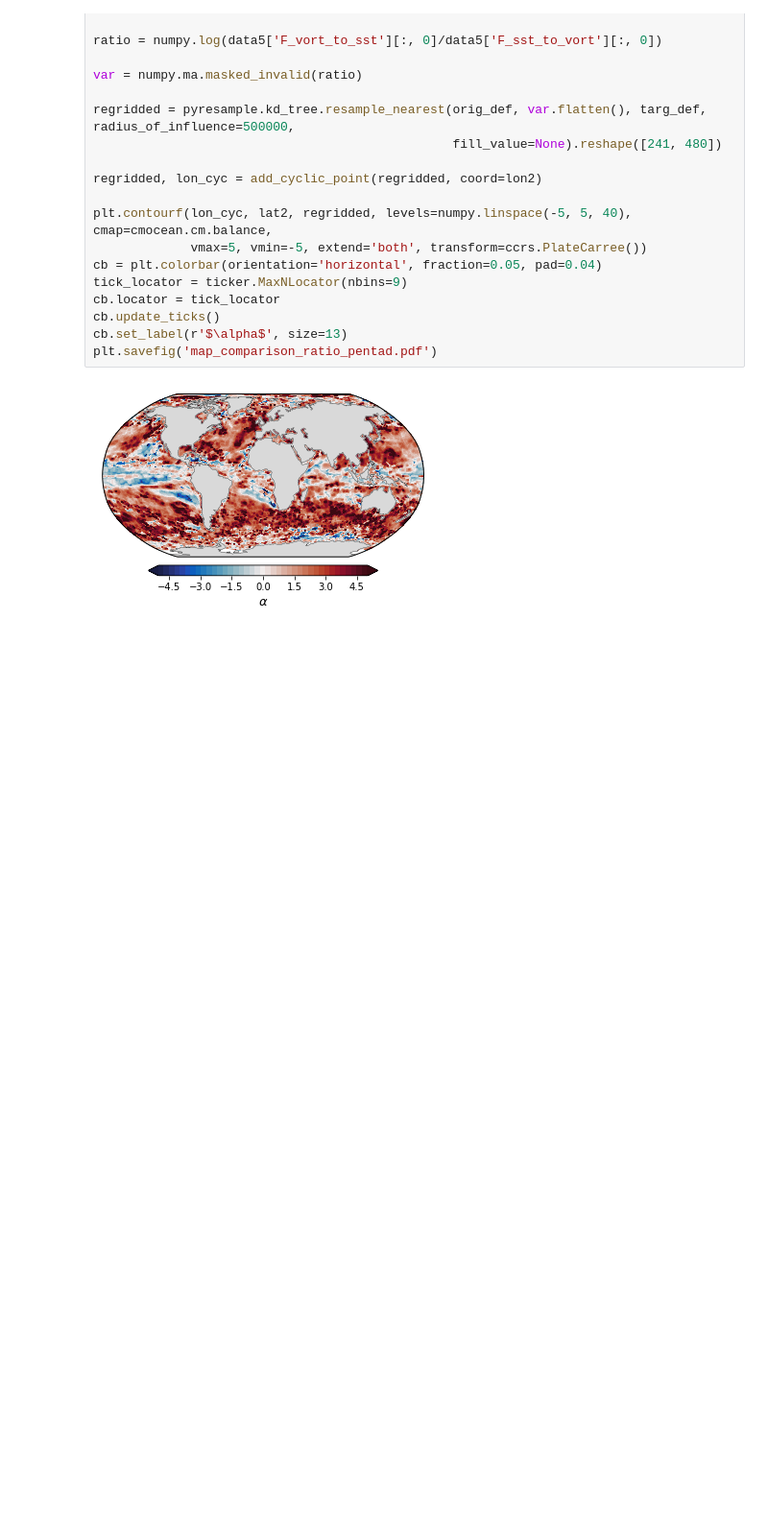
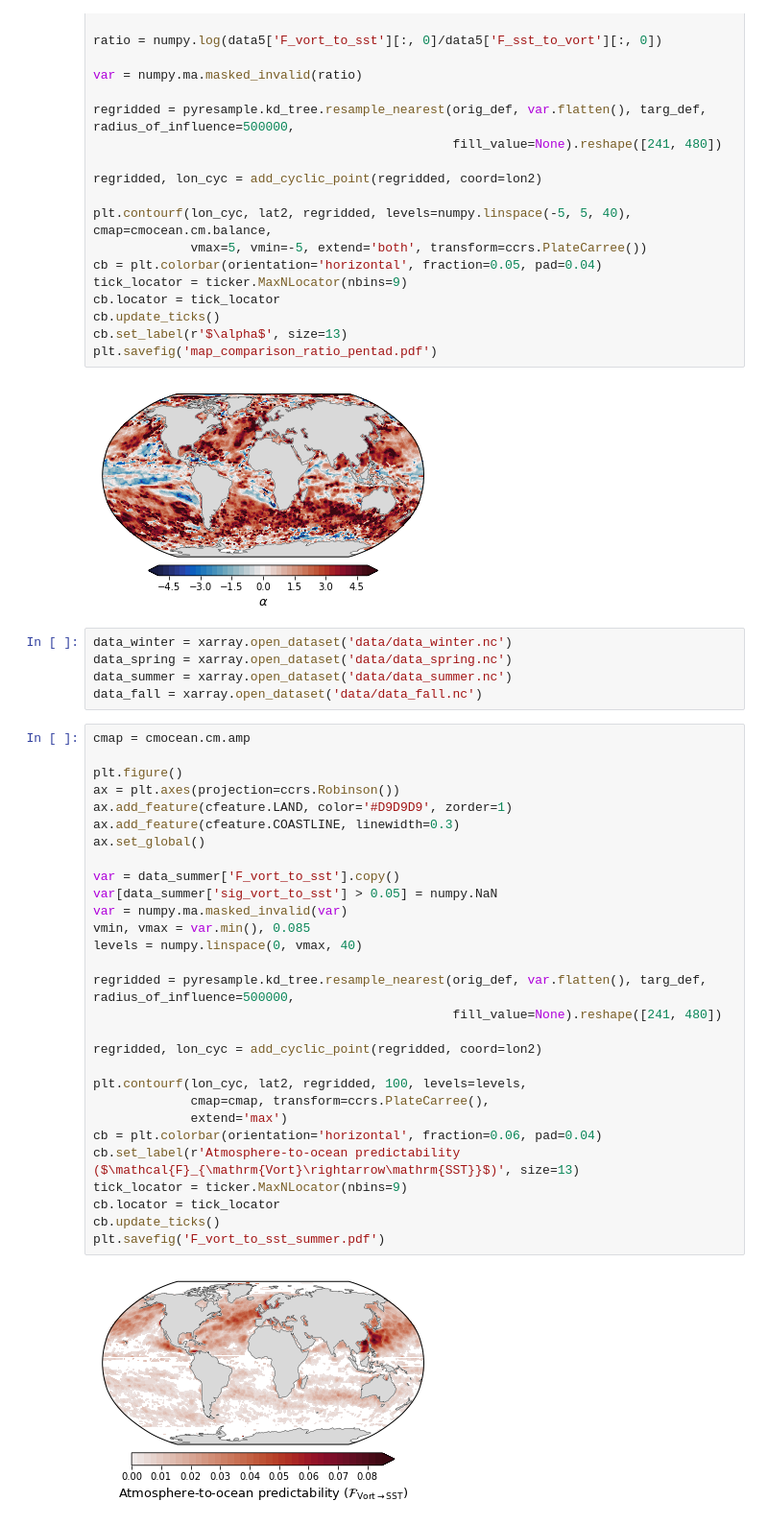
Before and after one commit to eviatarbach/predictability, a Jupyter notebook: Plots.ipynb, the cells around one changed output. Shown at 96% size. Saved outputs shown, nothing was run; the diff lists cells and outputs as text; blank space fills up the shorter version.

```diff
--- a/Plots.ipynb
+++ b/Plots.ipynb
@@ -539,3 +559,39 @@ cb.set_label(r'$\alpha$', size=13)
 plt.savefig('map_comparison_ratio_pentad.pdf')
 # %% [output]
 [figure]
+# %%
+data_winter = xarray.open_dataset('data/data_winter.nc')
+data_spring = xarray.open_dataset('data/data_spring.nc')
+data_summer = xarray.open_dataset('data/data_summer.nc')
+data_fall = xarray.open_dataset('data/data_fall.nc')
+# %%
+cmap = cmocean.cm.amp
+
+plt.figure()
+ax = plt.axes(projection=ccrs.Robinson())
+ax.add_feature(cfeature.LAND, color='#D9D9D9', zorder=1)
+ax.add_feature(cfeature.COASTLINE, linewidth=0.3)
+ax.set_global()
+
+var = data_summer['F_vort_to_sst'].copy()
+var[data_summer['sig_vort_to_sst'] > 0.05] = numpy.NaN
+var = numpy.ma.masked_invalid(var)
+vmin, vmax = var.min(), 0.085
+levels = numpy.linspace(0, vmax, 40)
+
+regridded = pyresample.kd_tree.resample_nearest(orig_def, var.flatten(), targ_def, radius_of_influence=500000,
+                                                fill_value=None).reshape([241, 480])
+
+regridded, lon_cyc = add_cyclic_point(regridded, coord=lon2)
+
+plt.contourf(lon_cyc, lat2, regridded, 100, levels=levels,
+             cmap=cmap, transform=ccrs.PlateCarree(),
+             extend='max')
+cb = plt.colorbar(orientation='horizontal', fraction=0.06, pad=0.04)
+cb.set_label(r'Atmosphere-to-ocean predictability ($\mathcal{F}_{\mathrm{Vort}\rightarrow\mathrm{SST}}$)', size=13)
+tick_locator = ticker.MaxNLocator(nbins=9)
+cb.locator = tick_locator
+cb.update_ticks()
+plt.savefig('F_vort_to_sst_summer.pdf')
+# %% [output]
+[figure, added]
```
Also changed, not shown: parts of 9 cells of this notebook, 8 other files.
